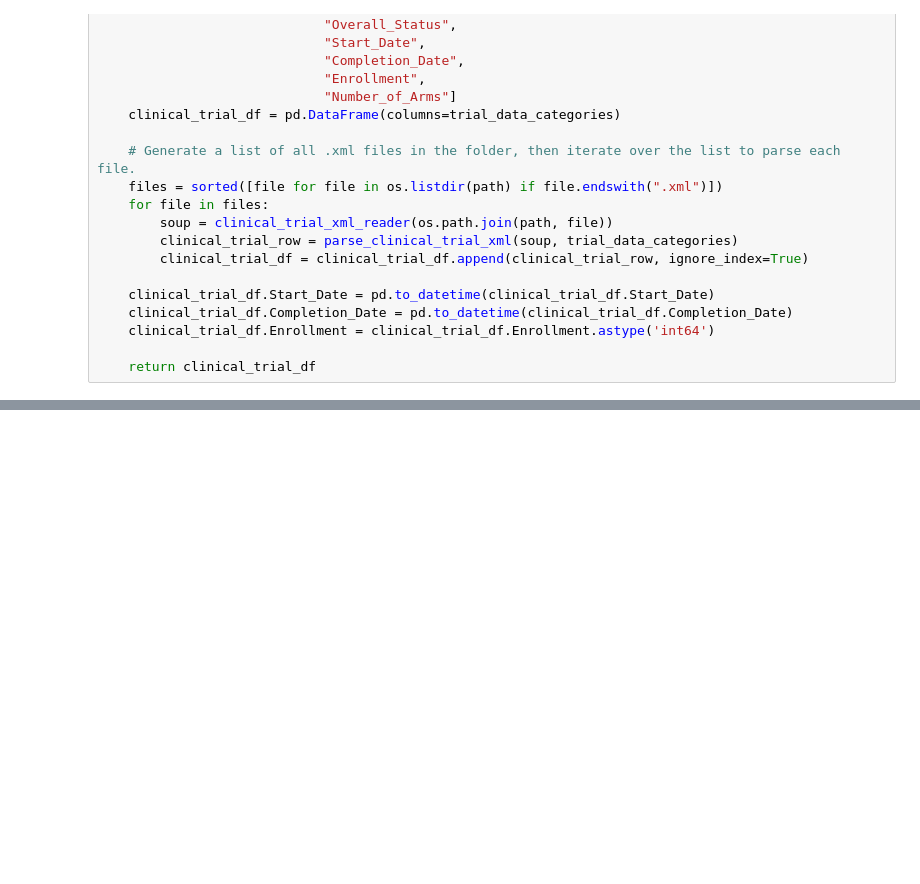
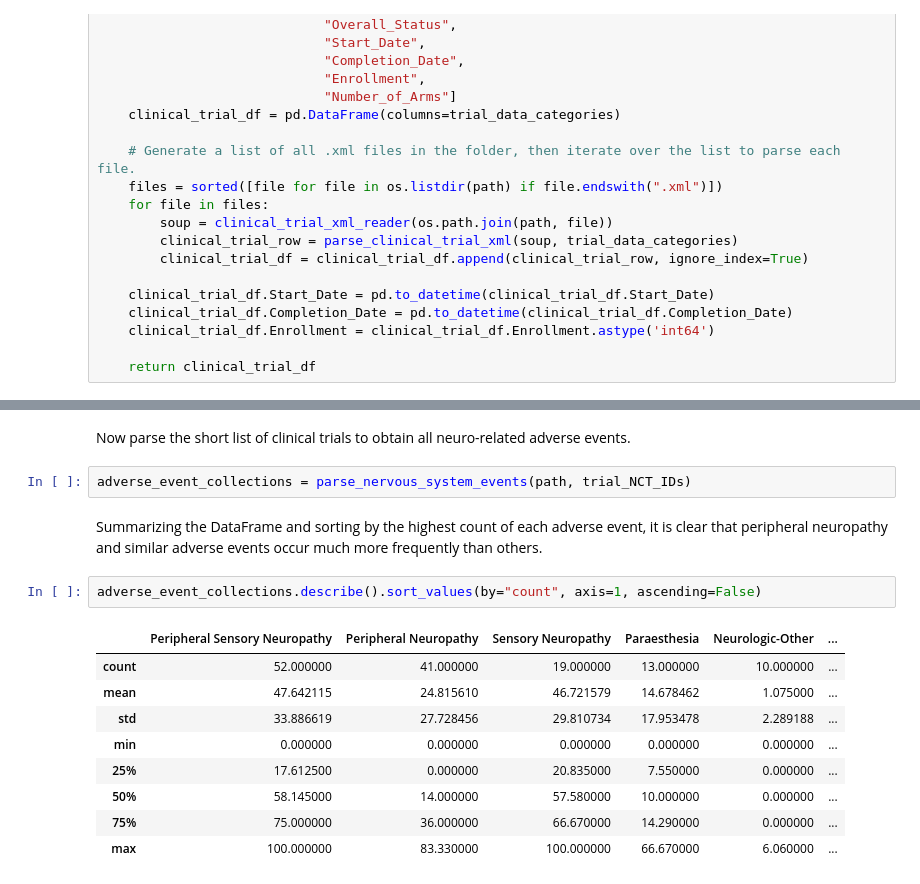
Before and after one commit to NBlixt/Portfolio, a Jupyter notebook: Clinical Trial Data Retrieval/clinical_trial_scrape.ipynb, the cells around one changed output, grey strips where cells are left out. Saved outputs shown, nothing was run; the diff lists cells and outputs as text; blank space fills up the shorter version.

```diff
--- a/Clinical Trial Data Retrieval/clinical_trial_scrape.ipynb
+++ b/Clinical Trial Data Retrieval/clinical_trial_scrape.ipynb
@@ -296,0 +313,18 @@ Index(['NCT00075881', 'NCT00148317', 'NCT00153920', 'NCT00287872'], dtype='objec
+# %% [markdown]
+Now parse the short list of clinical trials to obtain all neuro-related adverse events.
+# %%
+adverse_event_collections = parse_nervous_system_events(path, trial_NCT_IDs)
+# %% [markdown]
+Summarizing the DataFrame and sorting by the highest count of each adverse event, it is clear that peripheral neuropathy and similar adverse events occur much more frequently than others.
+# %%
+adverse_event_collections.describe().sort_values(by="count", axis=1, ascending=False)
+# %% [output]
+|  | Peripheral Sensory Neuropathy | Peripheral Neuropathy | Sensory Neuropathy | Paraesthesia | Neurologic-Other | ... |
+| count | 52.000000 | 41.000000 | 19.000000 | 13.000000 | 10.000000 | ... |
+| mean | 47.642115 | 24.815610 | 46.721579 | 14.678462 | 1.075000 | ... |
+| std | 33.886619 | 27.728456 | 29.810734 | 17.953478 | 2.289188 | ... |
+| min | 0.000000 | 0.000000 | 0.000000 | 0.000000 | 0.000000 | ... |
+| 25% | 17.612500 | 0.000000 | 20.835000 | 7.550000 | 0.000000 | ... |
+| 50% | 58.145000 | 14.000000 | 57.580000 | 10.000000 | 0.000000 | ... |
+| 75% | 75.000000 | 36.000000 | 66.670000 | 14.290000 | 0.000000 | ... |
+| max | 100.000000 | 83.330000 | 100.000000 | 66.670000 | 6.060000 | ... |
```
Also changed, not shown: parts of 34 cells of this notebook.
